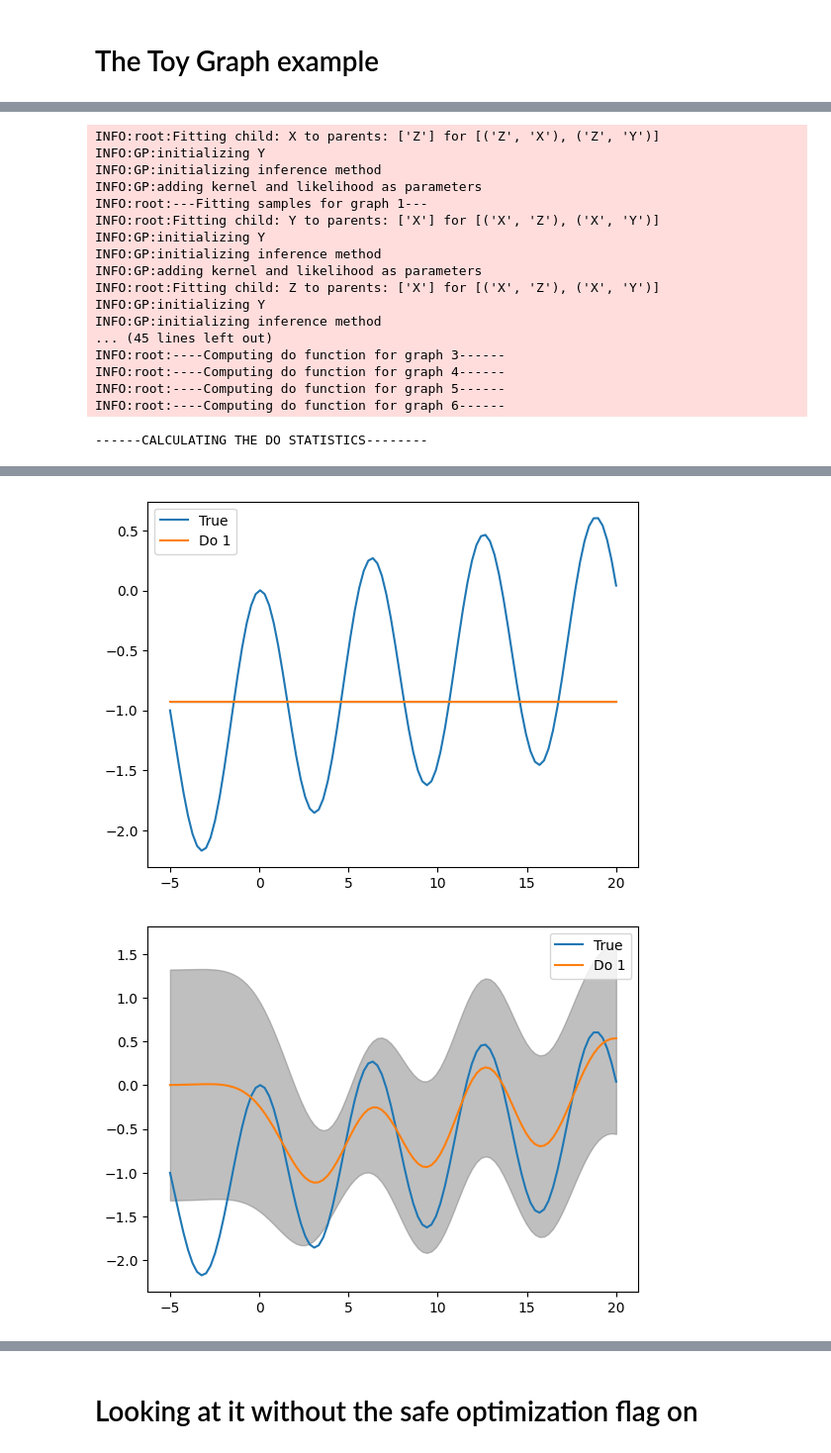
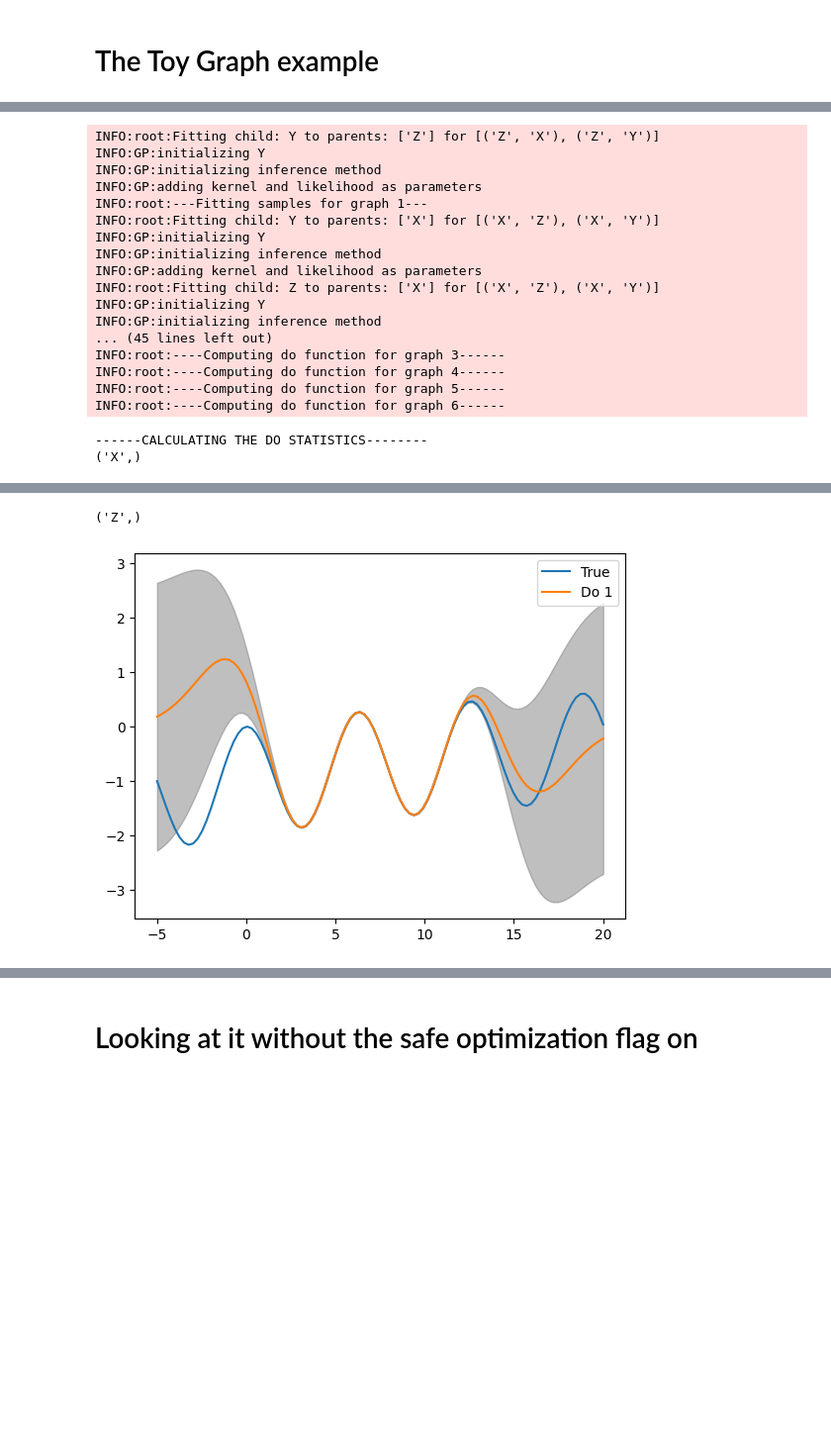
Before and after one commit to FearTheDeer9/AmortizedBayesianOptimization, a Jupyter notebook: experiments/ceo_experiments.ipynb, the cells around one changed output, grey strips where cells are left out. Shown: that part at 99% size. Drawn from its saved outputs; the diff is of its cells as text; code cells hidden in the pictures; blank space fills up the shorter version.

```diff
--- a/experiments/ceo_experiments.ipynb
+++ b/experiments/ceo_experiments.ipynb
@@ -54,13 +54,17 @@ model.calculate_do_statistics()
 
 es = model.exploration_set[1]
 # print(model.exploration_set[0])
-model.do_function_graph(es, edge_num=0)
-model.do_function_graph(es, edge_num=1)
-model.do_function_graph(es, edge_num=2)
-model.do_function_graph(es, edge_num=3)
-model.do_function_graph(es, edge_num=4)
-model.do_function_graph(es, edge_num=5)
-model.do_function_graph(es, edge_num=6)
+# model.do_function_graph(es, edge_num=0)
+# model.do_function_graph(es, edge_num=1)
+# model.do_function_graph(es, edge_num=2)
+# model.do_function_graph(es, edge_num=3)
+# model.do_function_graph(es, edge_num=4)
+# model.do_function_graph(es, edge_num=5)
+print(model.exploration_set[0])
+model.do_function_graph(model.exploration_set[0], edge_num=6)
+print(model.exploration_set[1])
+model.do_function_graph(model.exploration_set[1], edge_num=6)
+print(model.D_I)
 # %% [output]
 INFO:root:Initializing the Toy Graph Structures
 INFO:root:Initializing the Toy Graph Structures
@@ -83,5 +84,5 @@ INFO:GP:adding kernel and likelihood as parameters
 ------FITTING THE SAMPLES TO THE GRAPHS--------
-INFO:root:Fitting child: X to parents: ['Z'] for [('Z', 'X'), ('Z', 'Y')]
+INFO:root:Fitting child: Y to parents: ['Z'] for [('Z', 'X'), ('Z', 'Y')]
 INFO:GP:initializing Y
 INFO:GP:initializing inference method
 INFO:GP:adding kernel and likelihood as parameters
@@ -99,3 +100,4 @@ INFO:root:----Computing do function for graph 4------
 INFO:root:----Computing do function for graph 5------
 INFO:root:----Computing do function for graph 6------
 ------CALCULATING THE DO STATISTICS--------
+('X',)
@@ -103,2 +105,2 @@ INFO:root:----Computing do function for graph 6------
+('Z',)
-[figure, old version]
+[figure, new version]
-[figure, removed]
```
Also changed, not shown: parts of 4 cells of this notebook, 26 other files.
